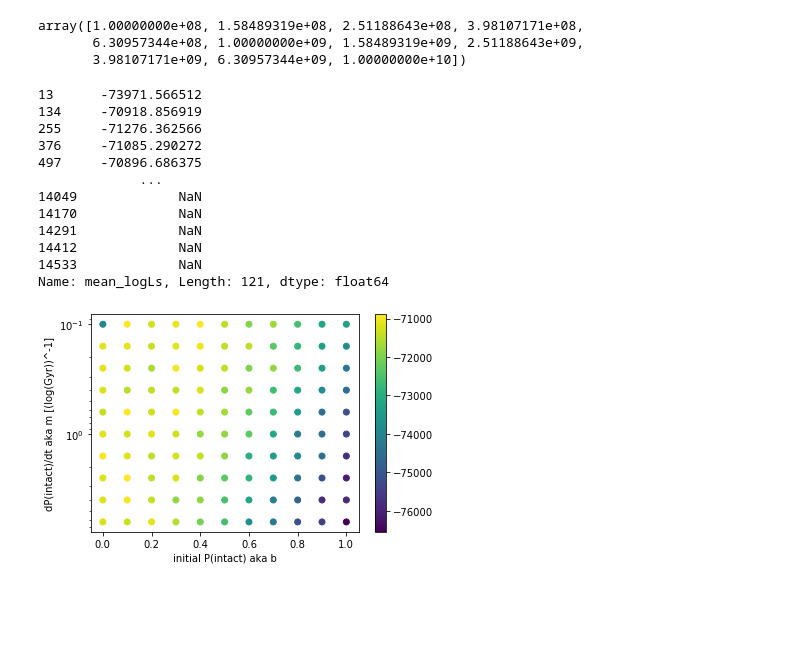
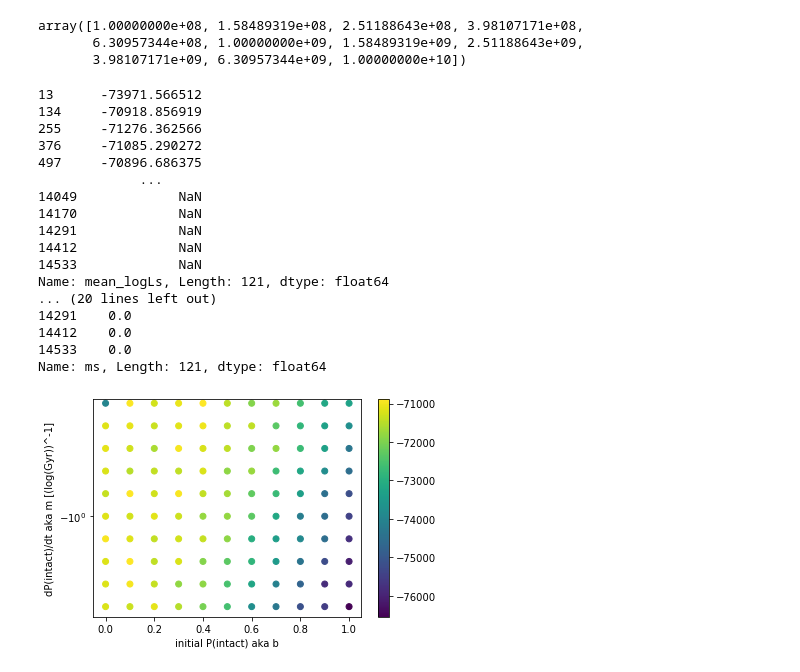
Before and after one commit to exoclam/sculpting, a Jupyter notebook: hipergator/analyze-hipergator-van-eylen.ipynb, the cells around one changed output. Cells and saved outputs as stored; diff of their text form; code cells hidden in the pictures; blank space fills up the shorter version.

```diff
--- a/hipergator/analyze-hipergator-van-eylen.ipynb
+++ b/hipergator/analyze-hipergator-van-eylen.ipynb
@@ -81,9 +126,12 @@ df_billion = df.loc[(df.cs > 1e8) & (df.cs < 2e8)]
 point_two = df_billion.loc[df.fs == 0.2]
 #print(point_two)
 
+
 bs = point_two.bs
 logLs = point_two.mean_logLs
 print(logLs)
+print(bs)
+print(point_two.ms)
 # %% [output]
 13      -73971.566512
 134     -70918.856919
@@ -97,14 +145,20 @@ print(logLs)
 14412             NaN
 14533             NaN
 Name: mean_logLs, Length: 121, dtype: float64
+... (20 lines left out)
+14291    0.0
+14412    0.0
+14533    0.0
+Name: ms, Length: 121, dtype: float64
 # %%
-plt.scatter(bs, [-1*m for m in ms_corrected], c=logLs) # mean_logLs2 for mean instead of peak location of KDE
+#plt.scatter(bs, [-1*m for m in ms_corrected], c=logLs) # mean_logLs2 for mean instead of peak location of KDE
+plt.scatter(bs, point_two.ms, c=logLs)
 plt.xlabel('initial P(intact) aka b')
 plt.ylabel('dP(intact)/dt aka m [(log(Gyr))^-1]')
 plt.gca().invert_yaxis()
-#plt.yscale('symlog', linthreshy=10)
-plt.yscale('log')
+plt.yscale('symlog')
+#plt.yscale('log')
 plt.colorbar()
 plt.show()
 # %% [output]
-[figure, old version]
+[figure, new version]
```
Also changed, not shown: parts of 9 cells of this notebook, 6 other files.
